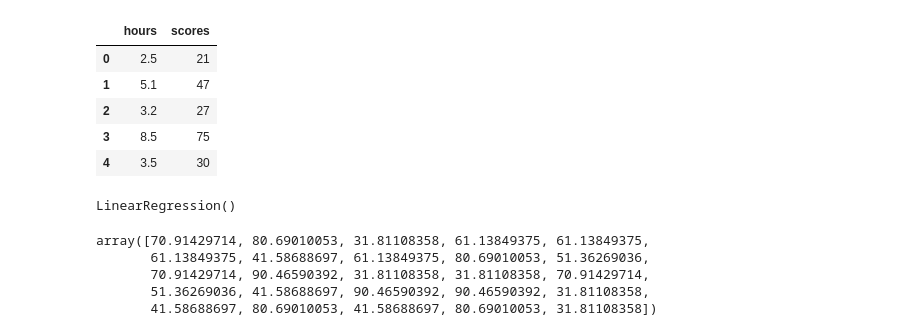
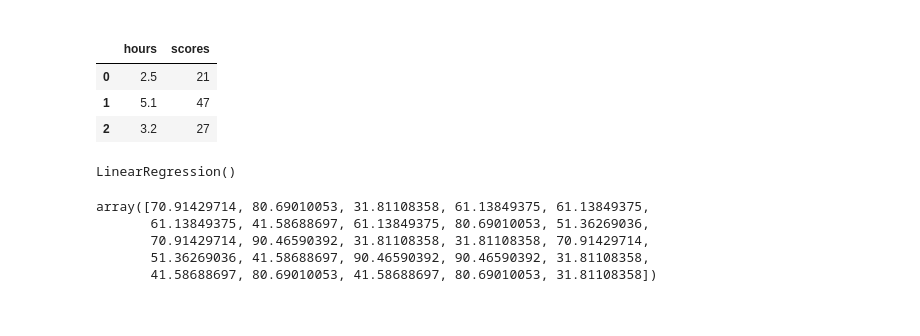
Before and after one commit to OlhaDot/NewProjectStadyAcademy, a Jupyter notebook: lesson35.ipynb, the cells around one changed output. Saved outputs shown, nothing was run; the diff lists cells and outputs as text; code cells hidden in the pictures.

```diff
--- a/lesson35.ipynb
+++ b/lesson35.ipynb
@@ -1,3 +1,5 @@
+# %% [markdown]
+<!-- task 1  -->
 # %%
 import pandas as pd
 import numpy as np
@@ -8,14 +10,12 @@ from sklearn import metrics
 import matplotlib.pyplot as plt
 # %%
 df = pd.read_csv('https://raw.githubusercontent.com/OlhaDot/NewProjectStadyAcademy/master/student_scores.csv', names=None)
-df.head()
+df.head(3)
 # %% [output]
 |  | hours | scores |
 | 0 | 2.5 | 21 |
 | 1 | 5.1 | 47 |
 | 2 | 3.2 | 27 |
-| 3 | 8.5 | 75 |
-| 4 | 3.5 | 30 |
 # %%
 X = np.array(df['hours']).reshape(-1,1)
 y = np.array(df['scores'])
```
